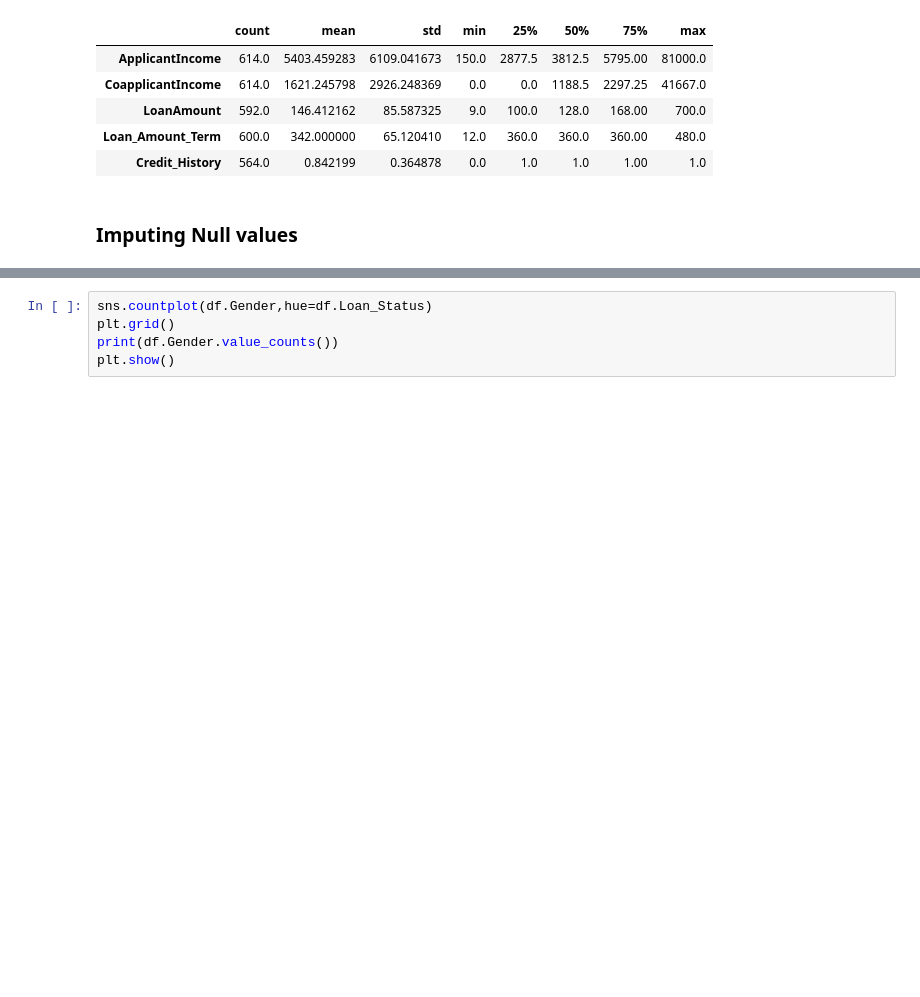
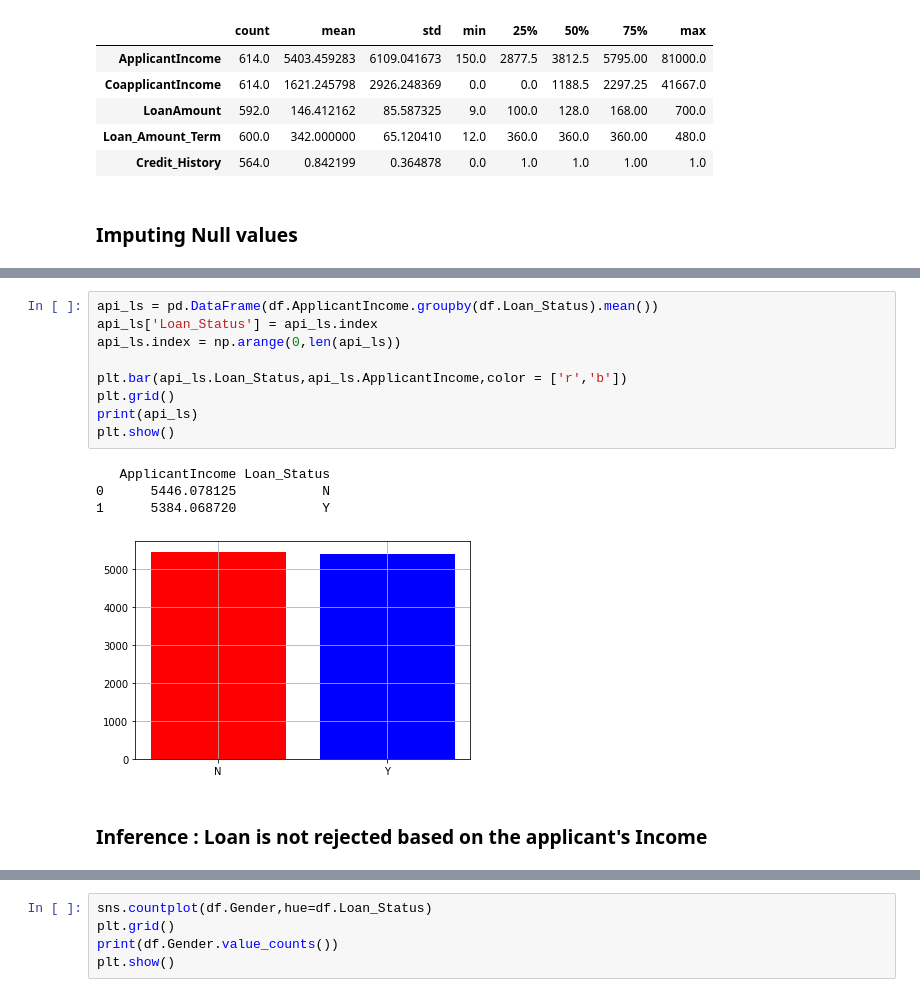
Before and after one commit to SharanDHONI/Loan-Apprval-prediction-AnalyticsVidhya, a Jupyter notebook: Loan.ipynb, the cells around one changed output, grey strips where cells are left out. Saved outputs shown, nothing was run; the diff lists cells and outputs as text; blank space fills up the shorter version.

```diff
--- a/Loan.ipynb
+++ b/Loan.ipynb
@@ -99,0 +250,16 @@ df.loc[(df.Dependents.notnull()) & (df.Married == 'No')]
+# %%
+api_ls = pd.DataFrame(df.ApplicantIncome.groupby(df.Loan_Status).mean())
+api_ls['Loan_Status'] = api_ls.index
+api_ls.index = np.arange(0,len(api_ls))
+
+plt.bar(api_ls.Loan_Status,api_ls.ApplicantIncome,color = ['r','b'])
+plt.grid()
+print(api_ls)
+plt.show()
+# %% [output]
+   ApplicantIncome Loan_Status
+0      5446.078125           N
+1      5384.068720           Y
+[figure, added]
+# %% [markdown]
+### Inference : Loan is not rejected based on the applicant's Income
```
Also changed, not shown: parts of 58 cells of this notebook.
